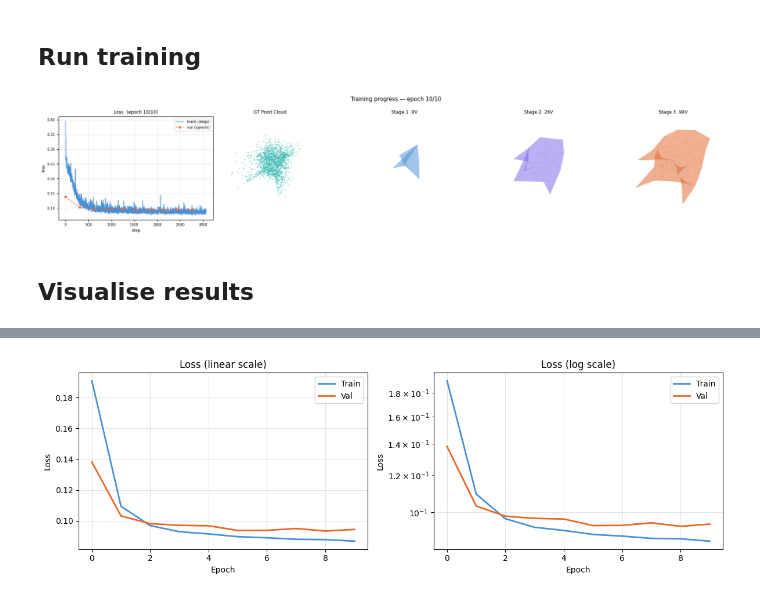
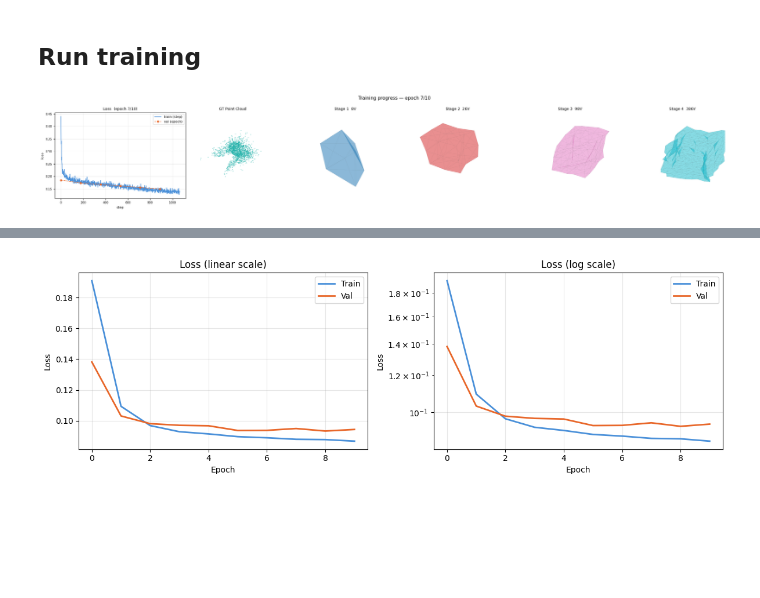
Before and after one commit to ssabrut/generational-bullshit, a Jupyter notebook: notebooks/7_pixel2mesh_dinov2.ipynb, the cells around one changed output, grey strips where cells are left out. Drawn from its saved outputs; the diff is of its cells as text; code cells hidden in the pictures; blank space fills up the shorter version.

```diff
--- a/notebooks/7_pixel2mesh_dinov2.ipynb
+++ b/notebooks/7_pixel2mesh_dinov2.ipynb
@@ -830,27 +823,26 @@ Smoke test PASSED ✓
 # %%
 from torch.utils.data import DataLoader
 
-batch_size = 8
+batch_size = 16
 num_workers = 0
+epochs = 10
 
 train_ds = Pix3DDataset(PIX3D_ROOT, "train", categories=["chair"])
 val_ds = Pix3DDataset(PIX3D_ROOT, "val", categories=["chair"])
-train_loader = DataLoader(train_ds, batch_size=batch_size, shuffle=True,  num_workers=num_workers)
+train_loader = DataLoader(train_ds, batch_size=batch_size, shuffle=True, num_workers=num_workers)
 val_loader = DataLoader(val_ds, batch_size=batch_size, shuffle=False, num_workers=num_workers)
 
-model = Furniture3D(encoder=encoder, hidden_dim=256, n_stages=3, n_gcn_blocks=3).to(DEVICE)
+model = Furniture3D(encoder=encoder, hidden_dim=256, n_stages=4, n_gcn_blocks=3).to(DEVICE)
 
 fpn_params = list(model.encoder.lateral.parameters()) + list(model.encoder.output_convs.parameters())
 gcn_params = [p for n, p in model.named_parameters() if "encoder" not in n]
 
 optimizer = torch.optim.AdamW([
     {"params": fpn_params, "lr": 1e-4},
-    {"params": gcn_params, "lr": 3e-4},
+    {"params": gcn_params, "lr": 3e-5},
 ], weight_decay=1e-4)
 
-scheduler = torch.optim.lr_scheduler.CosineAnnealingLR(optimizer, T_max=100)
-history = train(model, train_loader, optimizer, scheduler=scheduler, n_epochs=10, vis_every=5, val_loader=val_loader)
+scheduler = torch.optim.lr_scheduler.CosineAnnealingLR(optimizer, T_max=epochs)
+history = train(model, train_loader, optimizer, scheduler=scheduler, n_epochs=epochs, vis_every=5, val_loader=val_loader)
 # %% [output]
-[figure, old version]
+[figure, new version]
-# %% [markdown]
-## Visualise results
```
Also changed, not shown: parts of 8 cells of this notebook, 6 other files.
